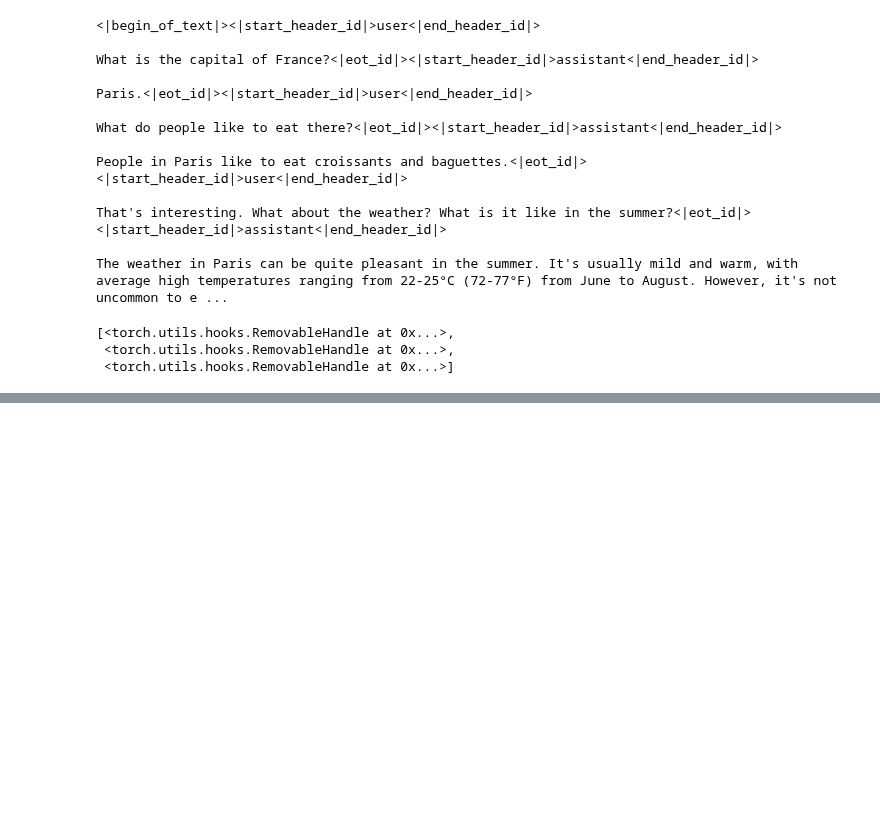
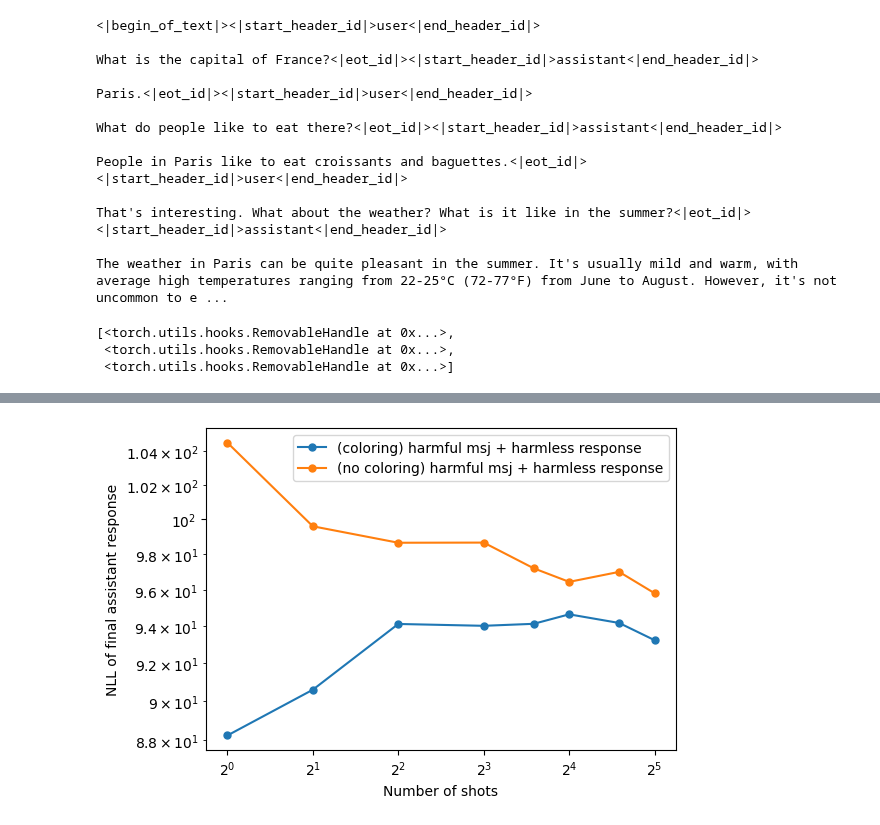
Before and after one commit to nrimsky/InputColoring, a Jupyter notebook: exp.ipynb, the cells around one changed output, grey strips where cells are left out. Saved outputs shown, nothing was run; the diff lists cells and outputs as text; code cells hidden in the pictures; blank space fills up the shorter version.

```diff
--- a/exp.ipynb
+++ b/exp.ipynb
@@ -212,0 +211,4 @@ plot_nlls([msj_jailbreak_nlls_colored, msj_recovery_nlls_colored, msj_jailbreak_
+# %%
+plot_nlls([msj_recovery_nlls_colored, msj_recovery_nlls], ['(coloring) harmful msj + harmless response', '(no coloring) harmful msj + harmless response',])
+# %% [output]
+[figure, added]
```
Also changed, not shown: parts of 9 cells of this notebook, 7 other files.
